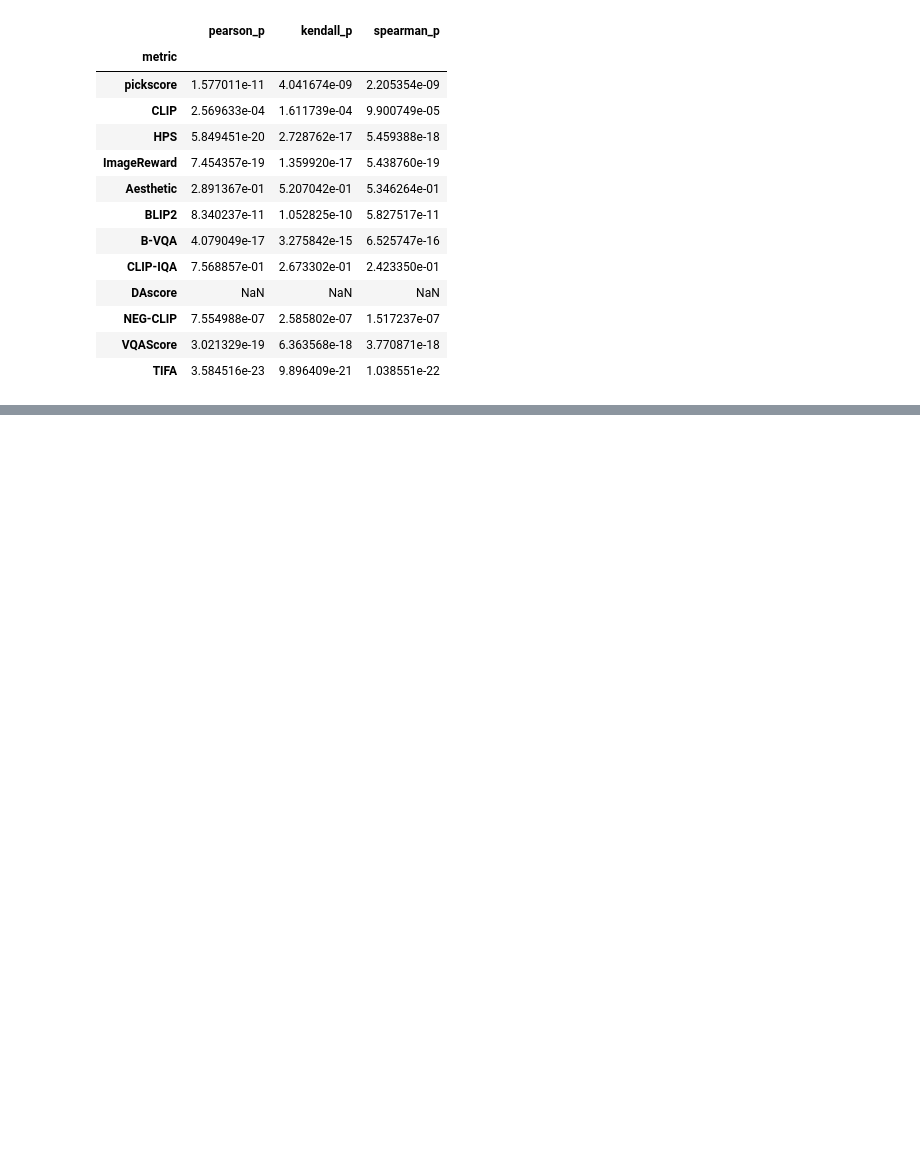
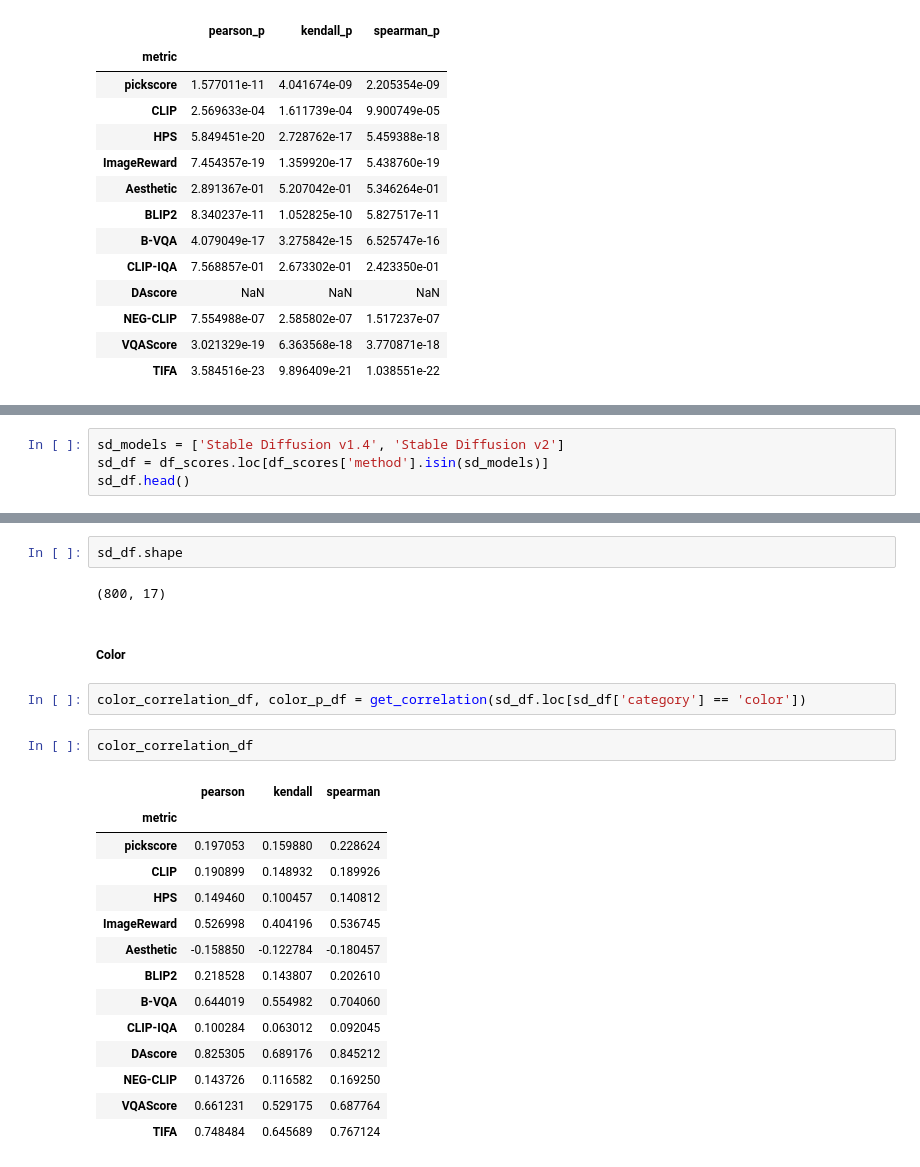
Before and after one commit to amirkasaei/carinox, a Jupyter notebook: Compositional_Metric_Evaluation.ipynb, the cells around one changed output, grey strips where cells are left out. Saved outputs shown, nothing was run; the diff lists cells and outputs as text; blank space fills up the shorter version.

Commit message:
correlation  stable diffusion

```diff
--- a/Compositional_Metric_Evaluation.ipynb
+++ b/Compositional_Metric_Evaluation.ipynb
@@ -2042,0 +2051,4 @@ num_p_df
+# %%
+sd_models = ['Stable Diffusion v1.4', 'Stable Diffusion v2']
+sd_df = df_scores.loc[df_scores['method'].isin(sd_models)]
+sd_df.head()
@@ -2042,0 +2062,25 @@ num_p_df
+# %%
+sd_df.shape
+# %% [output]
+(800, 17)
+# %% [markdown]
+##### Color
+# %%
+color_correlation_df, color_p_df = get_correlation(sd_df.loc[sd_df['category'] == 'color'])
+# %%
+color_correlation_df
+# %% [output]
+|  | pearson | kendall | spearman |
+| metric |  |  |  |
+| pickscore | 0.197053 | 0.159880 | 0.228624 |
+| CLIP | 0.190899 | 0.148932 | 0.189926 |
+| HPS | 0.149460 | 0.100457 | 0.140812 |
+| ImageReward | 0.526998 | 0.404196 | 0.536745 |
+| Aesthetic | -0.158850 | -0.122784 | -0.180457 |
+| BLIP2 | 0.218528 | 0.143807 | 0.202610 |
+| B-VQA | 0.644019 | 0.554982 | 0.704060 |
+| CLIP-IQA | 0.100284 | 0.063012 | 0.092045 |
+| DAscore | 0.825305 | 0.689176 | 0.845212 |
+| NEG-CLIP | 0.143726 | 0.116582 | 0.169250 |
+| VQAScore | 0.661231 | 0.529175 | 0.687764 |
+| TIFA | 0.748484 | 0.645689 | 0.767124 |
```
Also changed, not shown: parts of 47 cells of this notebook.
